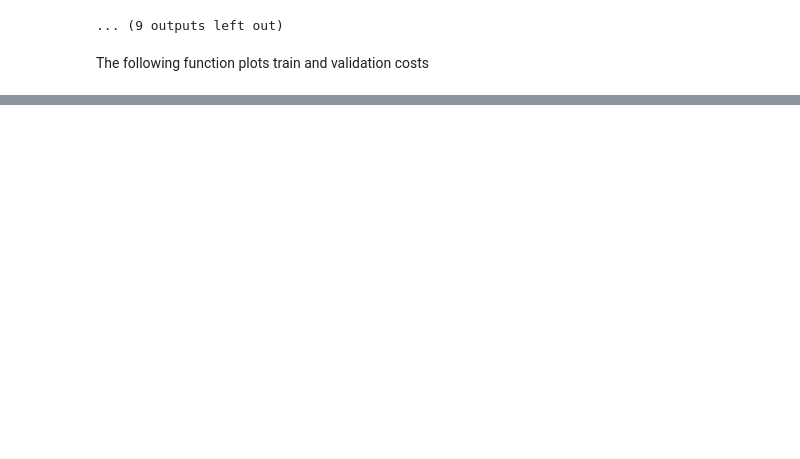
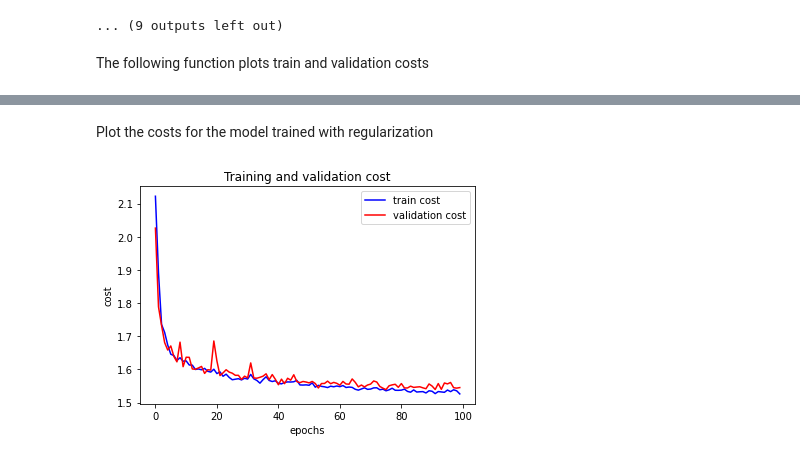
Before and after one commit to Helter-Skelter900/STN_NNFL, a Jupyter notebook: STN_NNFL.ipynb, the cells around one changed output, grey strips where cells are left out. Saved outputs shown, nothing was run; the diff lists cells and outputs as text; code cells hidden in the pictures; blank space fills up the shorter version.

```diff
--- a/STN_NNFL.ipynb
+++ b/STN_NNFL.ipynb
@@ -360,0 +385,2 @@ README.md              transformation3.png
+# %%
+stn_model_reg,train_cost_reg,val_cost_reg = train_STN(input_shape = input_shape, num_classes = num_classes, base_learning_rate=1e-2, batch_size = 256, num_epochs = 100, decay_rate = 0.09, l2_reg = 0.001, drop_rate = 0.00, batch_norm = 0, opti = 'adam', print_steps = 100, print_freq = 10)
@@ -360,0 +490,6 @@ README.md              transformation3.png
+# %% [markdown]
+Plot the costs for the model trained with regularization
+# %%
+plot_costs(100,train_cost_reg,val_cost_reg,"costs_w_reg")
+# %% [output]
+[figure, added]
```
Also changed, not shown: parts of 39 cells of this notebook.
